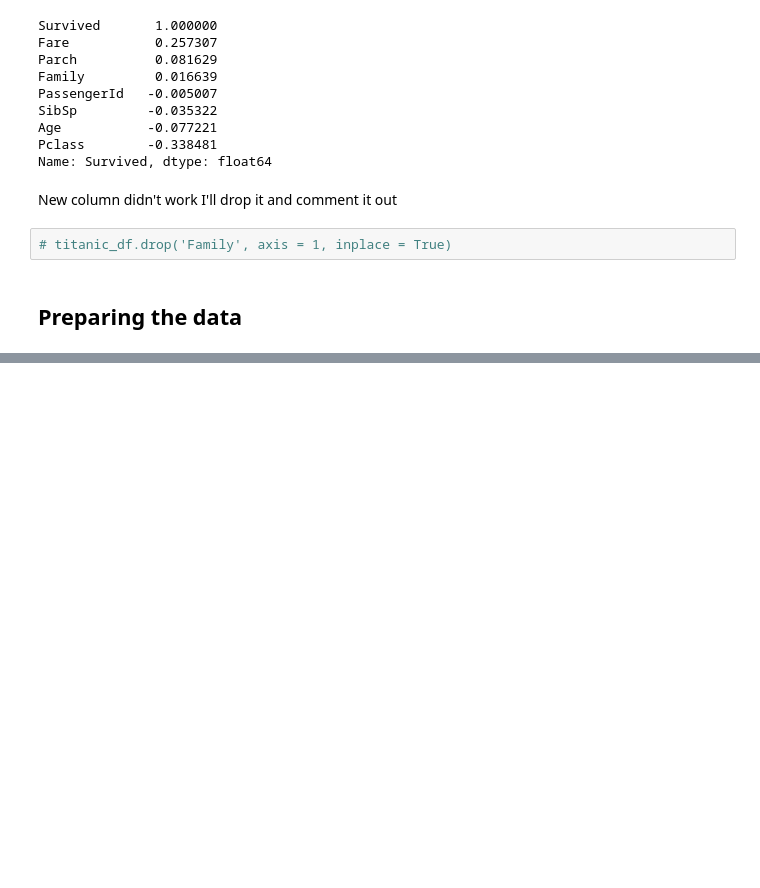
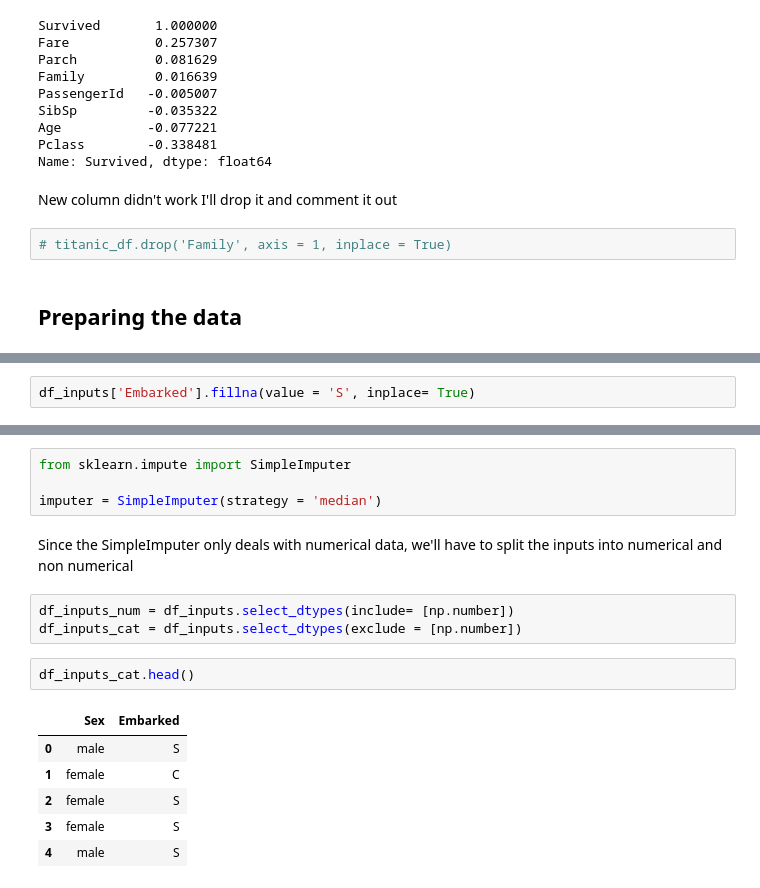
Before and after one commit to CesarAlcerreca/Kaggle, a Jupyter notebook: first.ipynb, the cells around one changed output, grey strips where cells are left out. Cells and saved outputs as stored; diff of their text form; blank space fills up the shorter version.

```diff
--- a/first.ipynb
+++ b/first.ipynb
@@ -248,0 +296,2 @@ New column didn't work I'll drop it and comment it out
+# %%
+df_inputs['Embarked'].fillna(value = 'S', inplace= True)
@@ -248,0 +316,18 @@ New column didn't work I'll drop it and comment it out
+# %%
+from sklearn.impute import SimpleImputer
+
+imputer = SimpleImputer(strategy = 'median')
+# %% [markdown]
+Since the SimpleImputer only deals with numerical data, we'll have to split the inputs into numerical and non numerical
+# %%
+df_inputs_num = df_inputs.select_dtypes(include= [np.number])
+df_inputs_cat = df_inputs.select_dtypes(exclude = [np.number])
+# %%
+df_inputs_cat.head()
+# %% [output]
+|  | Sex | Embarked |
+| 0 | male | S |
+| 1 | female | C |
+| 2 | female | S |
+| 3 | female | S |
+| 4 | male | S |
```
Also changed, not shown: parts of 10 cells of this notebook, 1 other file.
